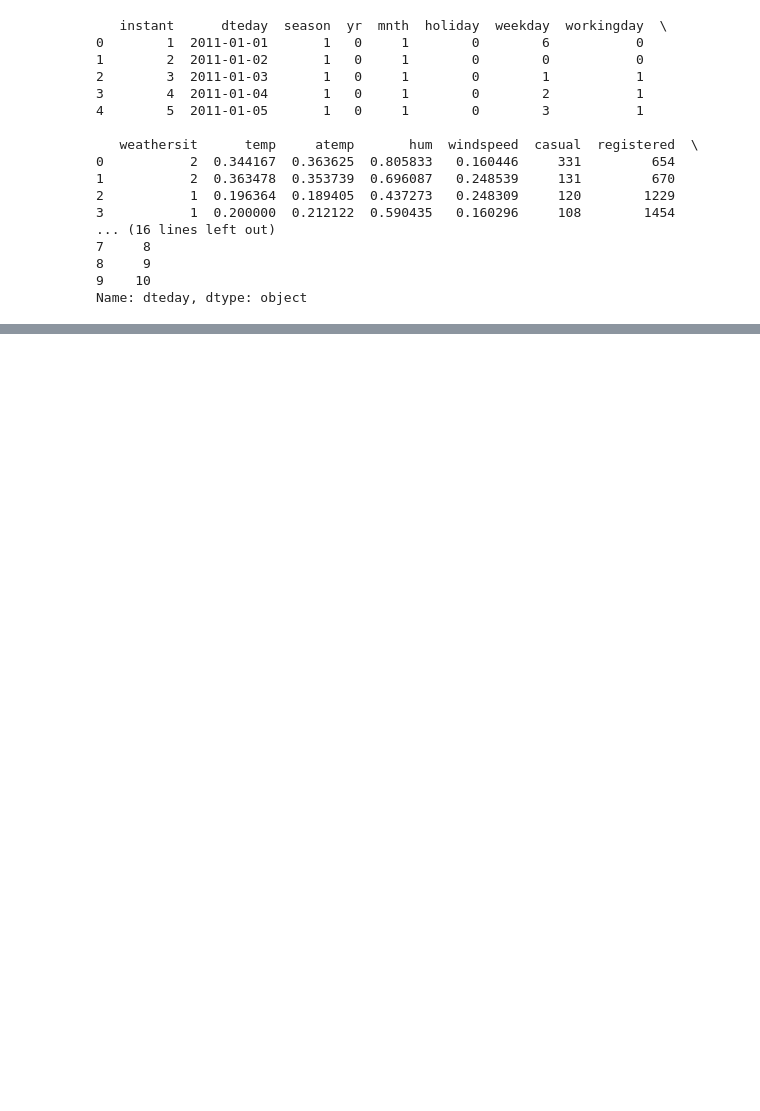
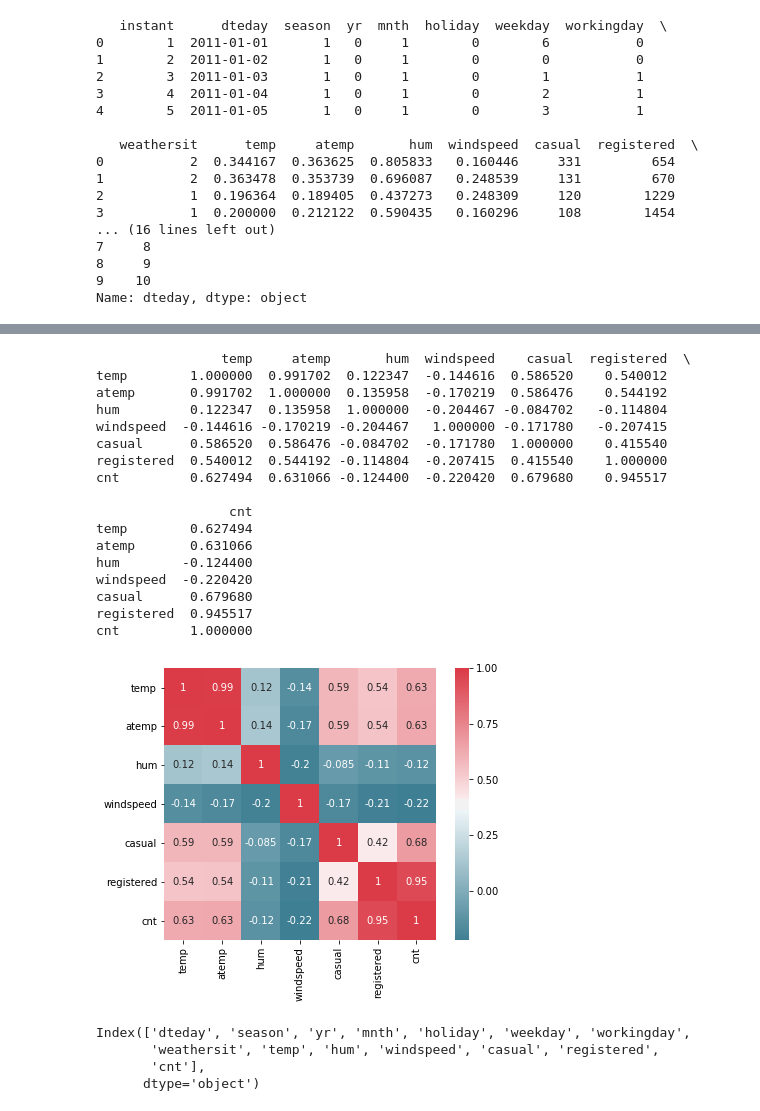
Before and after one commit to joelbraganza/Bike-Rental, a Jupyter notebook: BikeRental.ipynb, the cells around one changed output, grey strips where cells are left out. Drawn from its saved outputs; the diff is of its cells as text; code cells hidden in the pictures; blank space fills up the shorter version.

```diff
--- a/BikeRental.ipynb
+++ b/BikeRental.ipynb
@@ -205 +225,34 @@ registered
+# %%
+# Feature selection
+# Doing correlation analysis
+df_corr = df.loc[:,(cnames+['cnt'])]
+corr = df_corr.corr()
+print (corr)
+f, ax = plt.subplots(figsize=(7, 5))
+sns.heatmap(corr, mask=np.zeros_like(corr, dtype=np.bool), cmap=sns.diverging_palette(220, 10, as_cmap=True),annot=True,
+            square=True, ax=ax)
+plt.show()
+# %% [output]
+                temp     atemp       hum  windspeed    casual  registered  \
+temp        1.000000  0.991702  0.122347  -0.144616  0.586520    0.540012
+atemp       0.991702  1.000000  0.135958  -0.170219  0.586476    0.544192
+hum         0.122347  0.135958  1.000000  -0.204467 -0.084702   -0.114804
+windspeed  -0.144616 -0.170219 -0.204467   1.000000 -0.171780   -0.207415
+casual      0.586520  0.586476 -0.084702  -0.171780  1.000000    0.415540
+registered  0.540012  0.544192 -0.114804  -0.207415  0.415540    1.000000
+cnt         0.627494  0.631066 -0.124400  -0.220420  0.679680    0.945517
+
+                 cnt
+temp        0.627494
+atemp       0.631066
+hum        -0.124400
+windspeed  -0.220420
+casual      0.679680
+registered  0.945517
+cnt         1.000000
+[figure, added]
+Index(['dteday', 'season', 'yr', 'mnth', 'holiday', 'weekday', 'workingday',
+       'weathersit', 'temp', 'hum', 'windspeed', 'casual', 'registered',
+       'cnt'],
+      dtype='object')
 # %%
```
Also changed, not shown: parts of 25 cells of this notebook.
